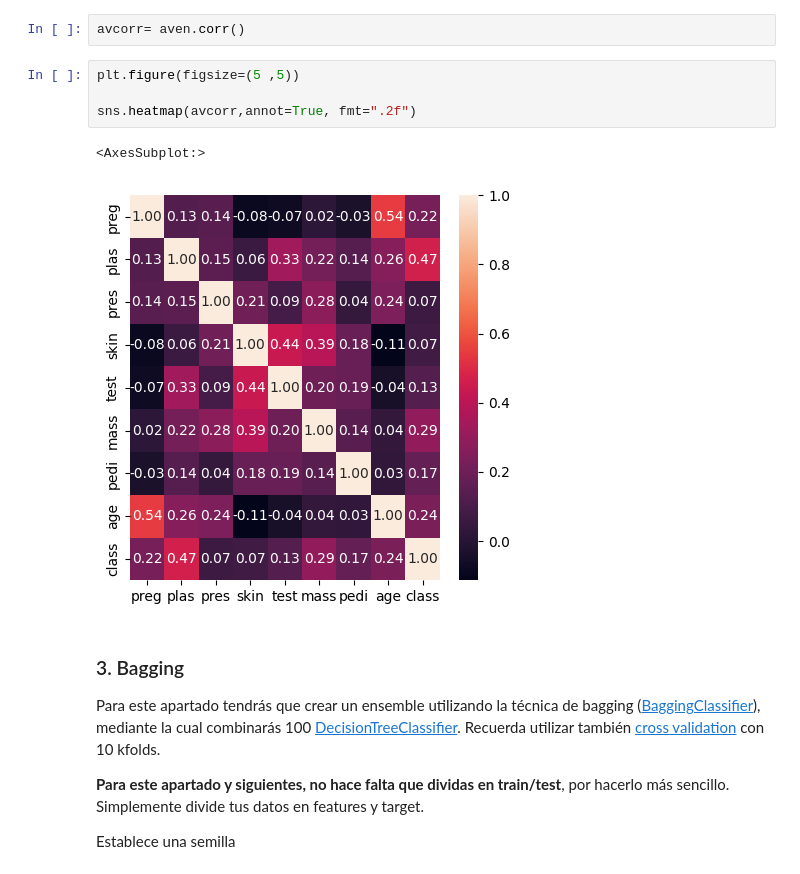
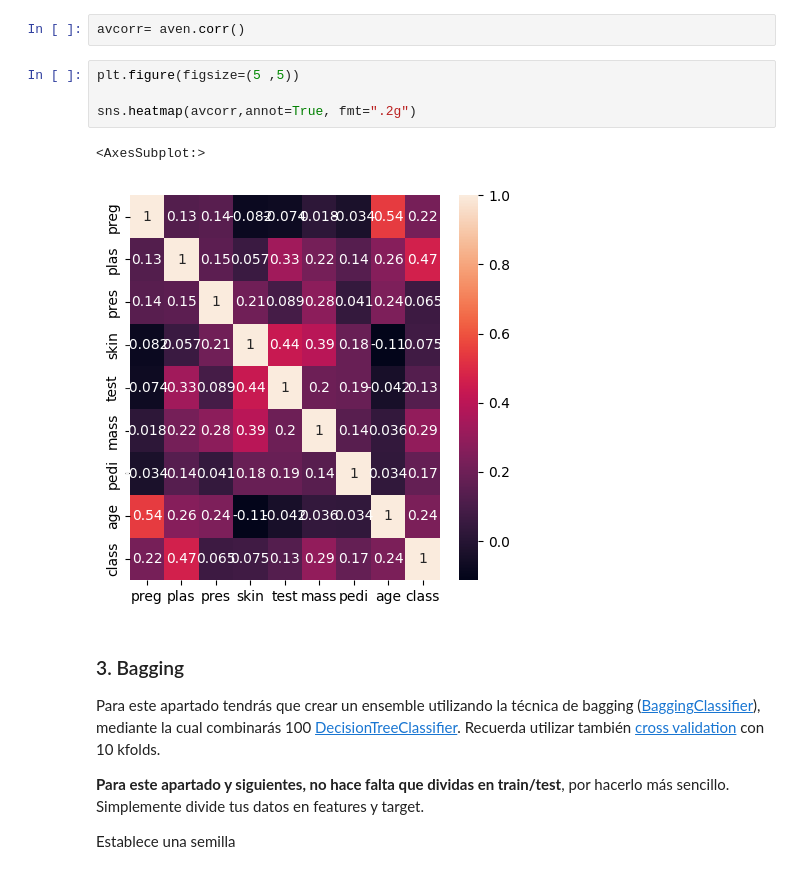
Before and after one commit to Ivansantamariaknx/Machine_Learning, a Jupyter notebook: 1-Supervisado/3-Reg&Class/8-Ensembles/ejercicios/ejercicio ensembles.ipynb, the cells around one changed output. Drawn from its saved outputs; the diff is of its cells as text.

```diff
--- a/1-Supervisado/3-Reg&Class/8-Ensembles/ejercicios/ejercicio ensembles.ipynb
+++ b/1-Supervisado/3-Reg&Class/8-Ensembles/ejercicios/ejercicio ensembles.ipynb
@@ -70,10 +70,10 @@ avcorr= aven.corr()
 # %%
 plt.figure(figsize=(5 ,5))
 
-sns.heatmap(avcorr,annot=True, fmt=".2f")
+sns.heatmap(avcorr,annot=True, fmt=".2g")
 # %% [output]
 <AxesSubplot:>
-[figure, old version]
+[figure, new version]
 # %% [markdown]
 ### 3. Bagging
 Para este apartado tendrás que crear un ensemble utilizando la técnica de bagging ([BaggingClassifier](https://scikit-learn.org/stable/modules/generated/sklearn.ensemble.BaggingClassifier.html)), mediante la cual combinarás 100 [DecisionTreeClassifier](https://scikit-learn.org/stable/modules/generated/sklearn.tree.DecisionTreeClassifier.html). Recuerda utilizar también [cross validation](https://scikit-learn.org/stable/modules/generated/sklearn.model_selection.KFold.html) con 10 kfolds.
```
Also changed, not shown: parts of 20 cells of this notebook.
